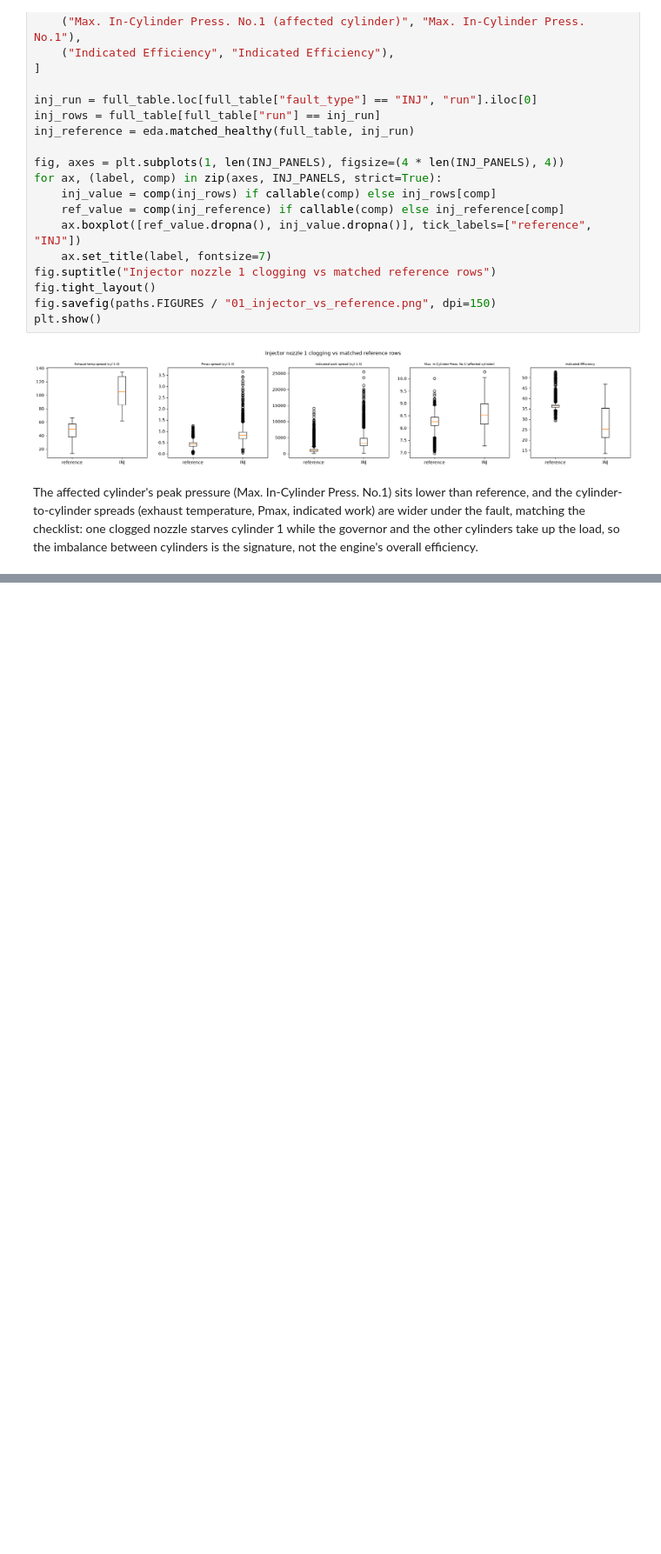
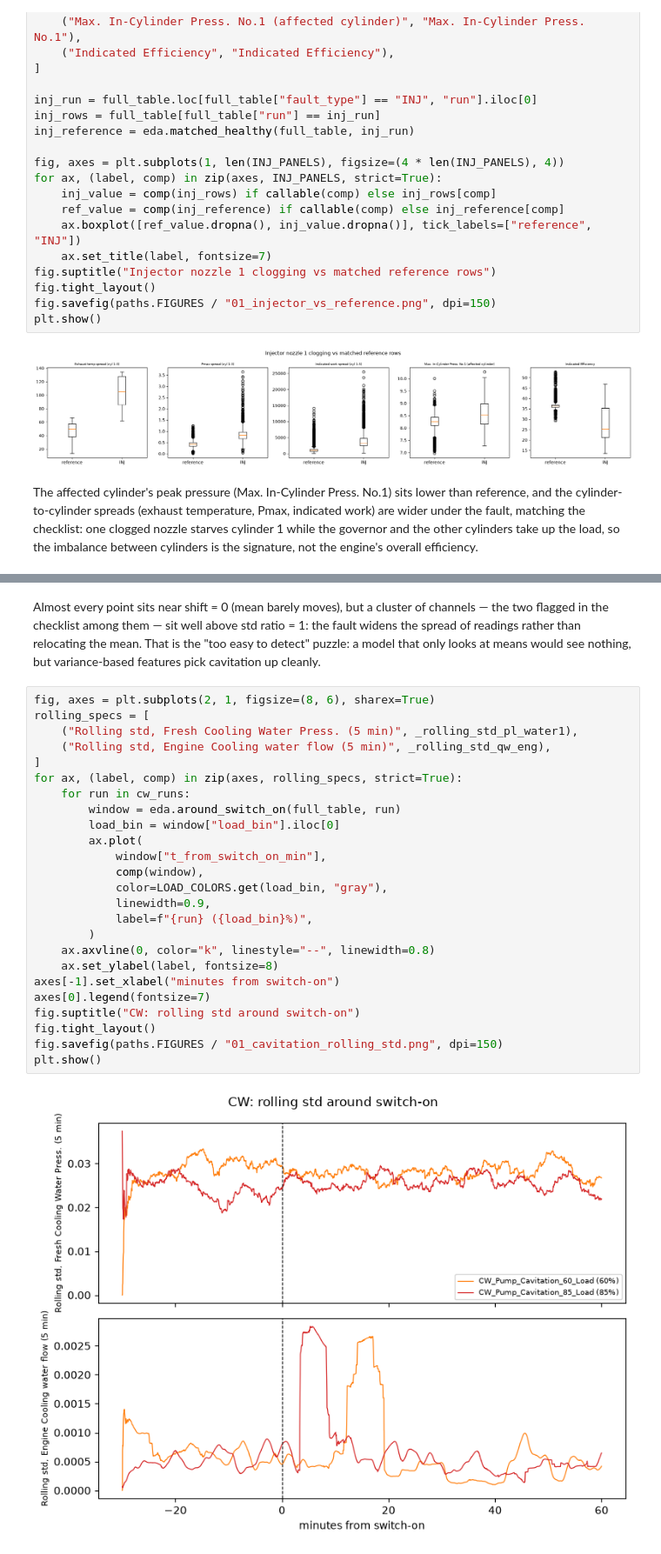
Before and after one commit to MrNahadi/KeyFrame, a Jupyter notebook: notebooks/01_eda.ipynb, the cells around one changed output, grey strips where cells are left out. Shown at 87% size. Drawn from its saved outputs; the diff is of its cells as text; blank space fills up the shorter version.

```diff
--- a/notebooks/01_eda.ipynb
+++ b/notebooks/01_eda.ipynb
@@ -312,0 +363,34 @@ signature, not the engine's overall efficiency.
+# %% [markdown]
+Almost every point sits near shift = 0 (mean barely moves), but a cluster
+of channels — the two flagged in the checklist among them — sit well above
+std ratio = 1: the fault widens the spread of readings rather than
+relocating the mean. That is the "too easy to detect" puzzle: a model that
+only looks at means would see nothing, but variance-based features pick
+cavitation up cleanly.
+# %%
+fig, axes = plt.subplots(2, 1, figsize=(8, 6), sharex=True)
+rolling_specs = [
+    ("Rolling std, Fresh Cooling Water Press. (5 min)", _rolling_std_pl_water1),
+    ("Rolling std, Engine Cooling water flow (5 min)", _rolling_std_qw_eng),
+]
+for ax, (label, comp) in zip(axes, rolling_specs, strict=True):
+    for run in cw_runs:
+        window = eda.around_switch_on(full_table, run)
+        load_bin = window["load_bin"].iloc[0]
+        ax.plot(
+            window["t_from_switch_on_min"],
+            comp(window),
+            color=LOAD_COLORS.get(load_bin, "gray"),
+            linewidth=0.9,
+            label=f"{run} ({load_bin}%)",
+        )
+    ax.axvline(0, color="k", linestyle="--", linewidth=0.8)
+    ax.set_ylabel(label, fontsize=8)
+axes[-1].set_xlabel("minutes from switch-on")
+axes[0].legend(fontsize=7)
+fig.suptitle("CW: rolling std around switch-on")
+fig.tight_layout()
+fig.savefig(paths.FIGURES / "01_cavitation_rolling_std.png", dpi=150)
+plt.show()
+# %% [output]
+[figure, added]
```
Also changed, not shown: parts of 7 cells of this notebook, 5 other files.
